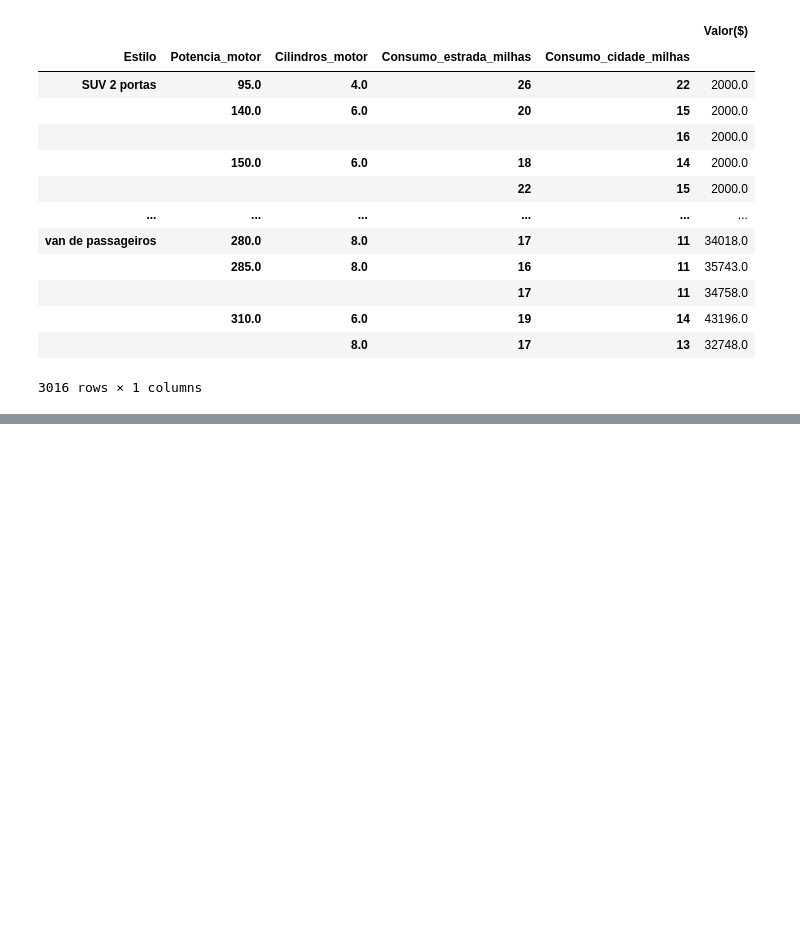
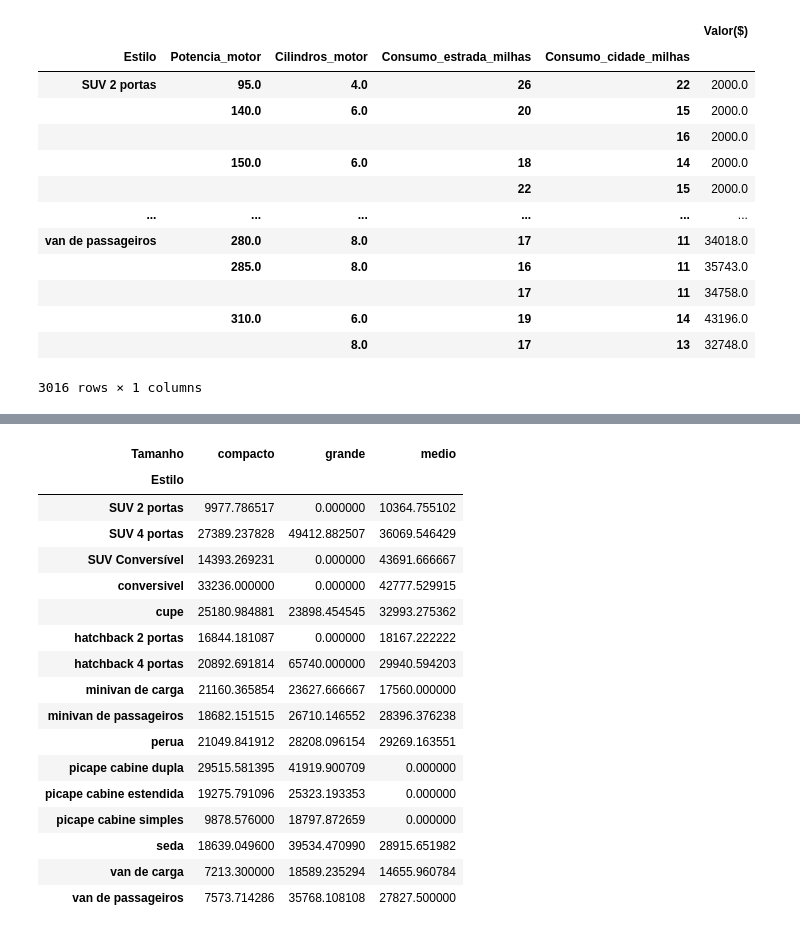
Before and after one commit to Lyanan85/In-GameSeries, a Jupyter notebook: notebook_pivot_table.ipynb, the cells around one changed output, grey strips where cells are left out. Saved outputs shown, nothing was run; the diff lists cells and outputs as text; code cells hidden in the pictures; blank space fills up the shorter version.

```diff
--- a/notebook_pivot_table.ipynb
+++ b/notebook_pivot_table.ipynb
@@ -349,0 +391,29 @@ pd.pivot_table(df,values="Valor($)",index=["Estilo","Potencia_motor","Cilindros_
+# %%
+estilo_tamanho=pd.pivot_table(
+    df,
+    index="Estilo",
+    values="Valor($)",
+    columns="Tamanho",
+    fill_value=0,
+    aggfunc="mean"
+)
+estilo_tamanho
+# %% [output]
+| Tamanho | compacto | grande | medio |
+| Estilo |  |  |  |
+| SUV 2 portas | 9977.786517 | 0.000000 | 10364.755102 |
+| SUV 4 portas | 27389.237828 | 49412.882507 | 36069.546429 |
+| SUV Conversível | 14393.269231 | 0.000000 | 43691.666667 |
+| conversivel | 33236.000000 | 0.000000 | 42777.529915 |
+| cupe | 25180.984881 | 23898.454545 | 32993.275362 |
+| hatchback 2 portas | 16844.181087 | 0.000000 | 18167.222222 |
+| hatchback 4 portas | 20892.691814 | 65740.000000 | 29940.594203 |
+| minivan de carga | 21160.365854 | 23627.666667 | 17560.000000 |
+| minivan de passageiros | 18682.151515 | 26710.146552 | 28396.376238 |
+| perua | 21049.841912 | 28208.096154 | 29269.163551 |
+| picape cabine dupla | 29515.581395 | 41919.900709 | 0.000000 |
+| picape cabine estendida | 19275.791096 | 25323.193353 | 0.000000 |
+| picape cabine simples | 9878.576000 | 18797.872659 | 0.000000 |
+| seda | 18639.049600 | 39534.470990 | 28915.651982 |
+| van de carga | 7213.300000 | 18589.235294 | 14655.960784 |
+| van de passageiros | 7573.714286 | 35768.108108 | 27827.500000 |
```
Also changed, not shown: parts of 5 cells of this notebook.
